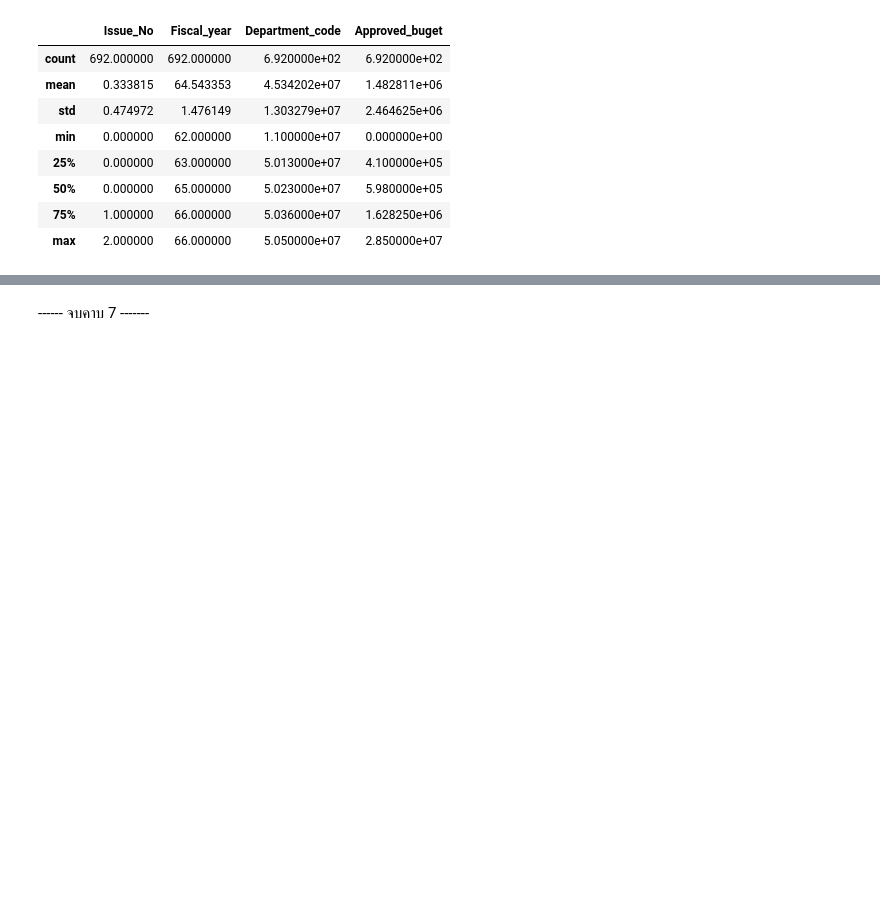
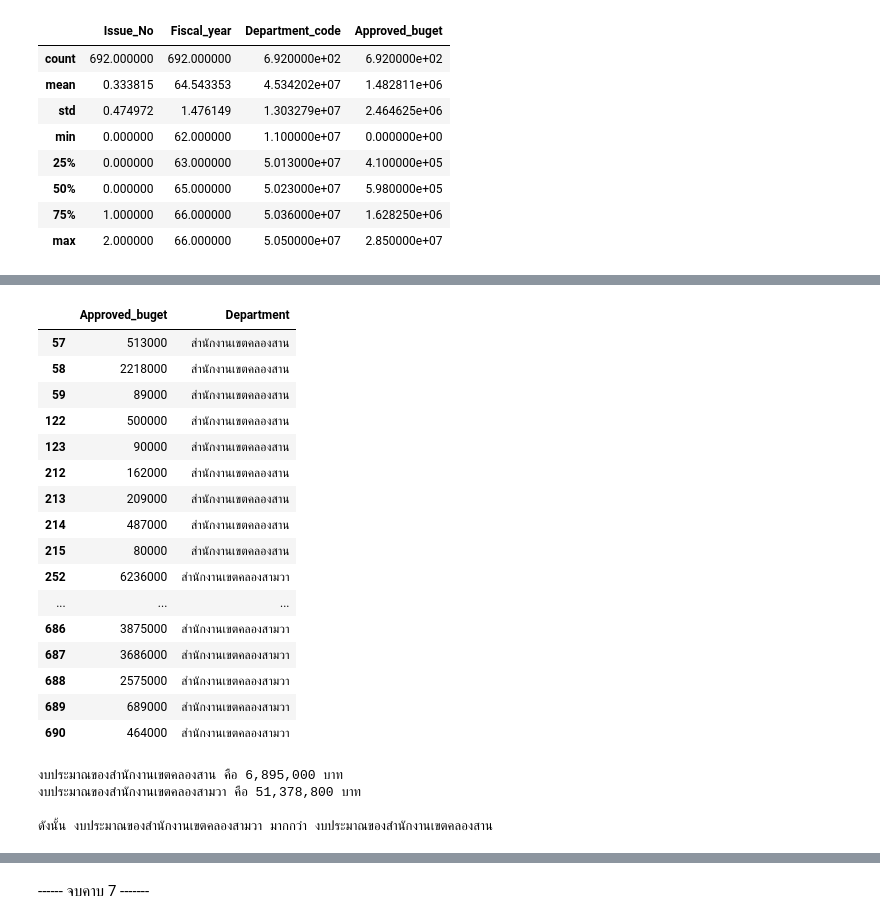
Before and after one commit to Ratchanontt/python_dataviz2023, a Jupyter notebook: Pandas101.ipynb, the cells around one changed output, grey strips where cells are left out. Drawn from its saved outputs; the diff is of its cells as text; code cells hidden in the pictures; blank space fills up the shorter version.

```diff
--- a/Pandas101.ipynb
+++ b/Pandas101.ipynb
@@ -1123,0 +1249,39 @@ Name: Approved_buget, Length: 692, dtype: bool
+# %%
+data1[(data1['Department'] == 'สำนักงานเขตคลองสาน') | (data1['Department'] == 'สำนักงานเขตคลองสามวา')][['Approved_buget','Department']]
+# %% [output]
+|  | Approved_buget | Department |
+| 57 | 513000 | สำนักงานเขตคลองสาน |
+| 58 | 2218000 | สำนักงานเขตคลองสาน |
+| 59 | 89000 | สำนักงานเขตคลองสาน |
+| 122 | 500000 | สำนักงานเขตคลองสาน |
+| 123 | 90000 | สำนักงานเขตคลองสาน |
+| 212 | 162000 | สำนักงานเขตคลองสาน |
+| 213 | 209000 | สำนักงานเขตคลองสาน |
+| 214 | 487000 | สำนักงานเขตคลองสาน |
+| 215 | 80000 | สำนักงานเขตคลองสาน |
+| 252 | 6236000 | สำนักงานเขตคลองสามวา |
+| ... | ... | ... |
+| 686 | 3875000 | สำนักงานเขตคลองสามวา |
+| 687 | 3686000 | สำนักงานเขตคลองสามวา |
+| 688 | 2575000 | สำนักงานเขตคลองสามวา |
+| 689 | 689000 | สำนักงานเขตคลองสามวา |
+| 690 | 464000 | สำนักงานเขตคลองสามวา |
+# %%
+KSan = data1[data1['Department'] =='สำนักงานเขตคลองสาน'][['Approved_buget']].sum()
+KSam = data1[data1['Department'] =='สำนักงานเขตคลองสามวา'][['Approved_buget']].sum()
+
+print(f'งบประมาณของสำนักงานเขตคลองสาน คือ {int(KSan):,} บาท')
+print(f'งบประมาณของสำนักงานเขตคลองสามวา คือ {int(KSam):,} บาท')
+
+print('')
+
+result = KSan < KSam
+if result is True:
+  print('ดังนั้น งบประมาณของสำนักงานเขตคลองสาน มากกว่า งบประมาณของสำนักงานเขตคลองสามวา')
+else:
+  print('ดังนั้น งบประมาณของสำนักงานเขตคลองสามวา มากกว่า งบประมาณของสำนักงานเขตคลองสาน')
+# %% [output]
+งบประมาณของสำนักงานเขตคลองสาน คือ 6,895,000 บาท
+งบประมาณของสำนักงานเขตคลองสามวา คือ 51,378,800 บาท
+
+ดังนั้น งบประมาณของสำนักงานเขตคลองสามวา มากกว่า งบประมาณของสำนักงานเขตคลองสาน
```
Also changed, not shown: parts of 23 cells of this notebook.
